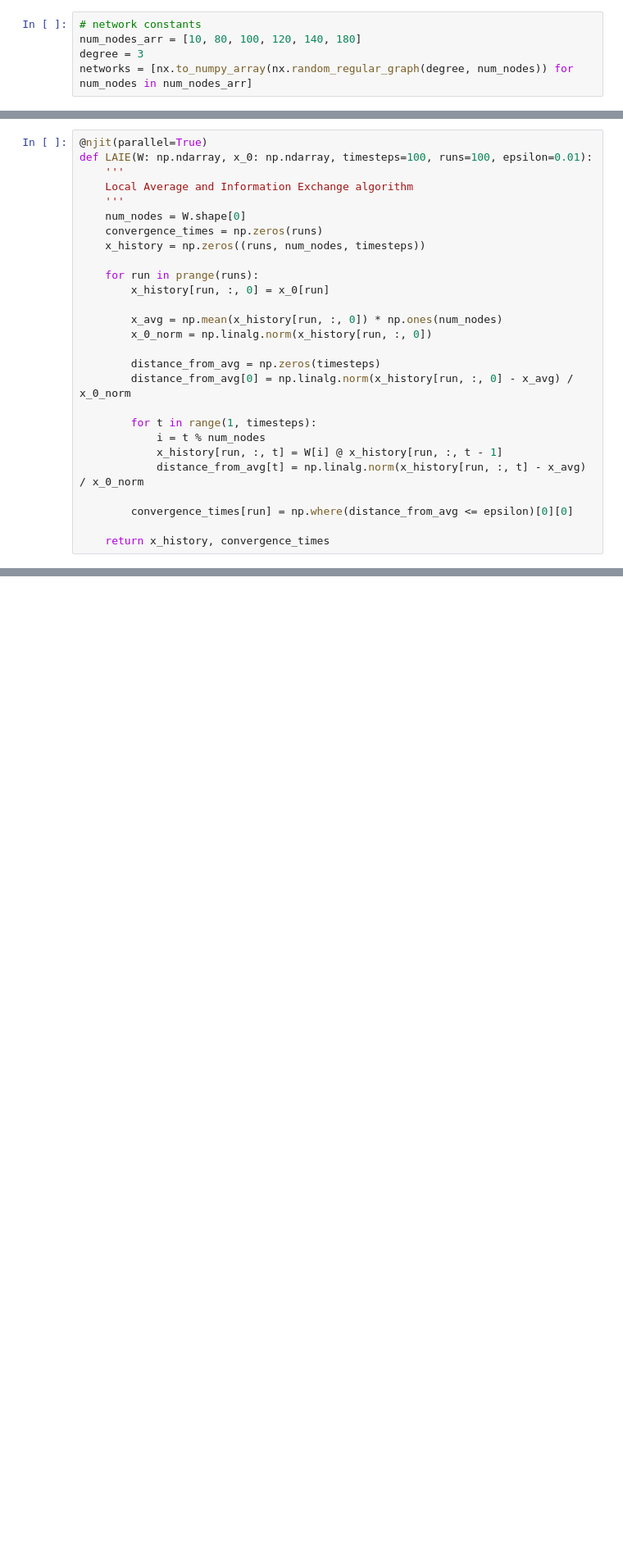
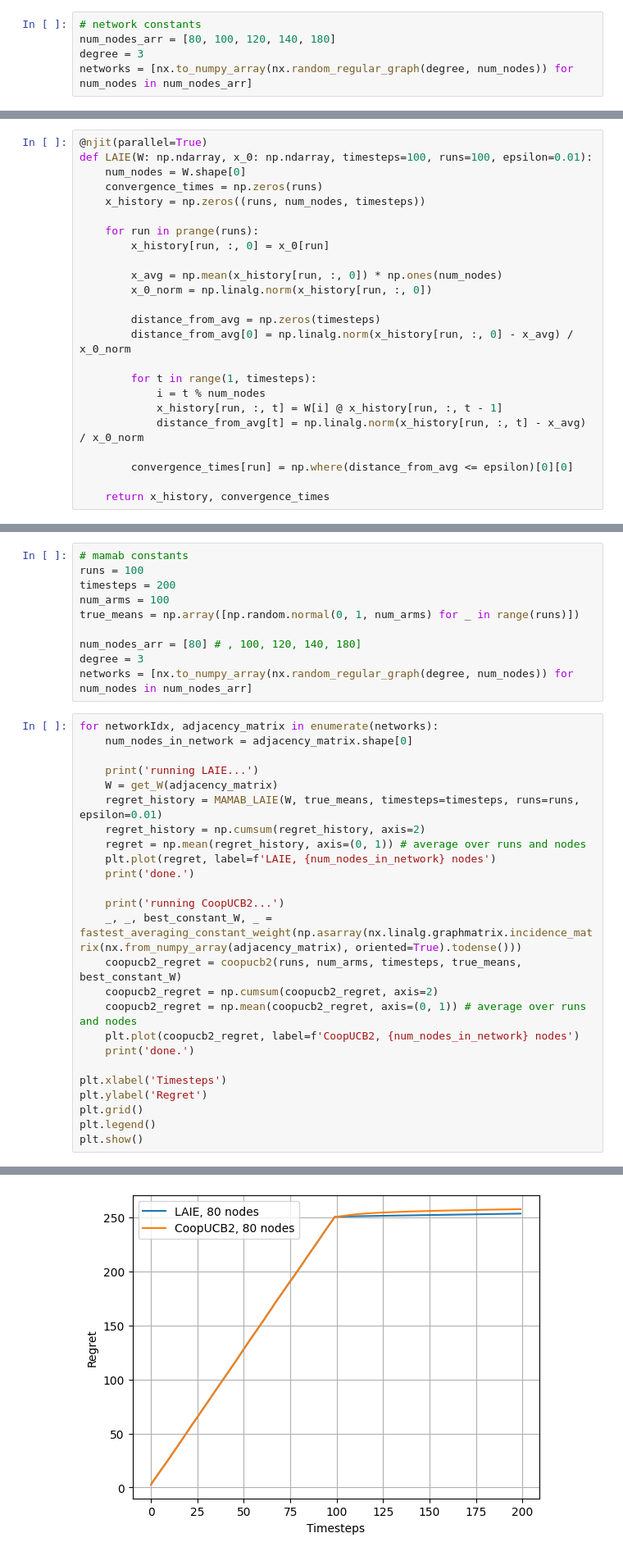
Before and after one commit to mokotturu/mamab-jit, a Jupyter notebook: laie.ipynb, the cells around one changed output, grey strips where cells are left out. Shown: that part at 82% size. Cells and saved outputs as stored; diff of their text form; blank space fills up the shorter version.

Commit message:
added mamab (epsilon greedy) + laie

```diff
--- a/laie.ipynb
+++ b/laie.ipynb
@@ -6,6 +6,6 @@ from numba import njit, prange
 from tqdm import tqdm
 # %%
 # network constants
-num_nodes_arr = [10, 80, 100, 120, 140, 180]
+num_nodes_arr = [80, 100, 120, 140, 180]
 degree = 3
 networks = [nx.to_numpy_array(nx.random_regular_graph(degree, num_nodes)) for num_nodes in num_nodes_arr]
@@ -12,9 +14,6 @@ networks = [nx.to_numpy_array(nx.random_regular_graph(degree, num_nodes)) for nu
 # %%
 @njit(parallel=True)
 def LAIE(W: np.ndarray, x_0: np.ndarray, timesteps=100, runs=100, epsilon=0.01):
-	'''
-	Local Average and Information Exchange algorithm
-	'''
 	num_nodes = W.shape[0]
 	convergence_times = np.zeros(runs)
 	x_history = np.zeros((runs, num_nodes, timesteps))
@@ -98,0 +139,36 @@ plt.show()
+# %%
+# mamab constants
+runs = 100
+timesteps = 200
+num_arms = 100
+true_means = np.array([np.random.normal(0, 1, num_arms) for _ in range(runs)])
+
+num_nodes_arr = [80] # , 100, 120, 140, 180]
+degree = 3
+networks = [nx.to_numpy_array(nx.random_regular_graph(degree, num_nodes)) for num_nodes in num_nodes_arr]
+# %%
+for networkIdx, adjacency_matrix in enumerate(networks):
+	num_nodes_in_network = adjacency_matrix.shape[0]
+
+	print('running LAIE...')
+	W = get_W(adjacency_matrix)
+	regret_history = MAMAB_LAIE(W, true_means, timesteps=timesteps, runs=runs, epsilon=0.01)
+	regret_history = np.cumsum(regret_history, axis=2)
+	regret = np.mean(regret_history, axis=(0, 1)) # average over runs and nodes
+	plt.plot(regret, label=f'LAIE, {num_nodes_in_network} nodes')
+	print('done.')
+
+	print('running CoopUCB2...')
+	_, _, best_constant_W, _ = fastest_averaging_constant_weight(np.asarray(nx.linalg.graphmatrix.incidence_matrix(nx.from_numpy_array(adjacency_matrix), oriented=True).todense()))
+	coopucb2_regret = coopucb2(runs, num_arms, timesteps, true_means, best_constant_W)
+	coopucb2_regret = np.cumsum(coopucb2_regret, axis=2)
+	coopucb2_regret = np.mean(coopucb2_regret, axis=(0, 1)) # average over runs and nodes
+	plt.plot(coopucb2_regret, label=f'CoopUCB2, {num_nodes_in_network} nodes')
+	print('done.')
+
+plt.xlabel('Timesteps')
+plt.ylabel('Regret')
+plt.grid()
+plt.legend()
+plt.show()
+# %% [output]
@@ -98,0 +179 @@ plt.show()
+[figure, added]
```
Also changed, not shown: parts of 6 cells of this notebook.
